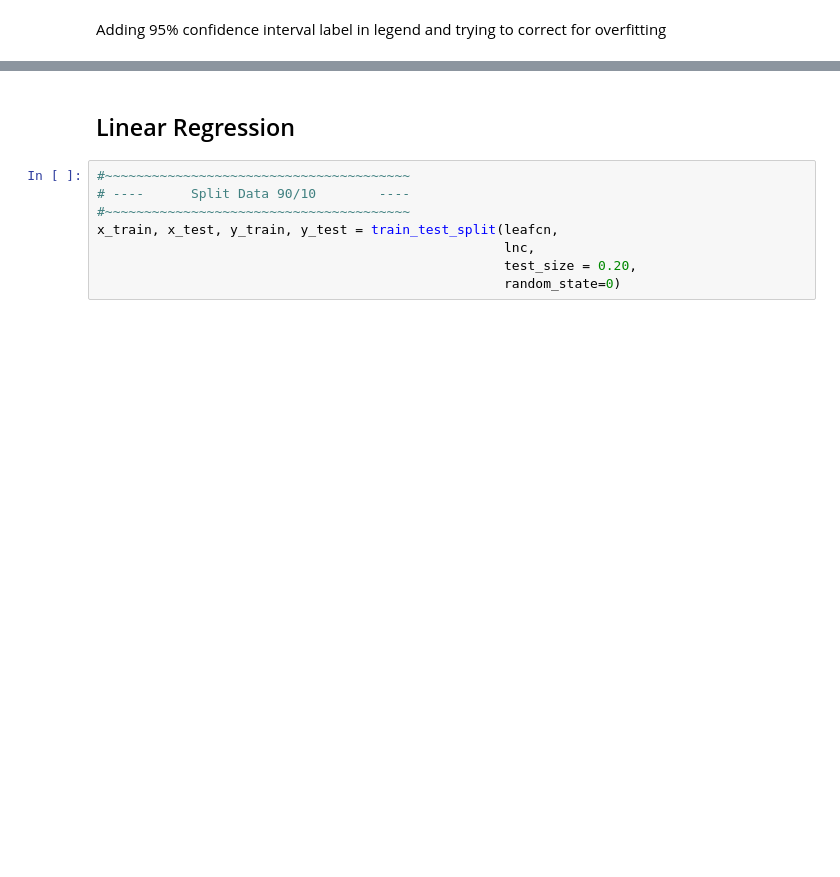
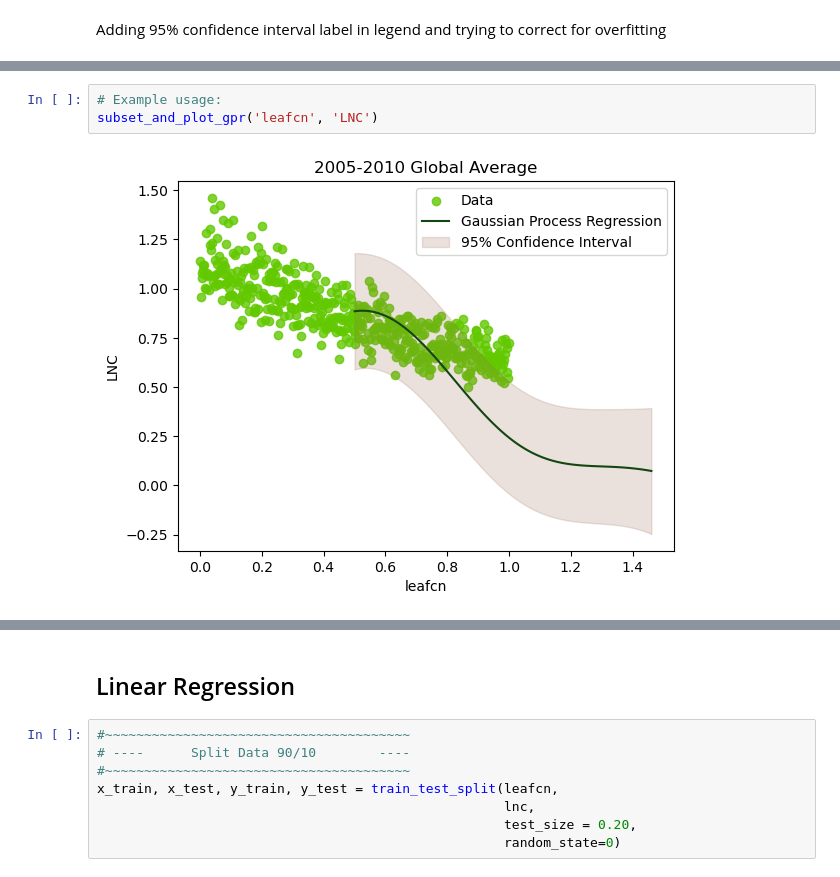
Before and after one commit to GaiaFuture/GaiaFuture, a Jupyter notebook: Script/ML/clust_plot_fun.ipynb, the cells around one changed output, grey strips where cells are left out. Saved outputs shown, nothing was run; the diff lists cells and outputs as text; blank space fills up the shorter version.

```diff
--- a/Script/ML/clust_plot_fun.ipynb
+++ b/Script/ML/clust_plot_fun.ipynb
@@ -383,0 +434,5 @@ subset_and_plot_gpr('LEAFCN', 'TSA')
+# %%
+# Example usage:
+subset_and_plot_gpr('leafcn', 'LNC')
+# %% [output]
+[figure, added]
```
Also changed, not shown: parts of 14 cells of this notebook.
